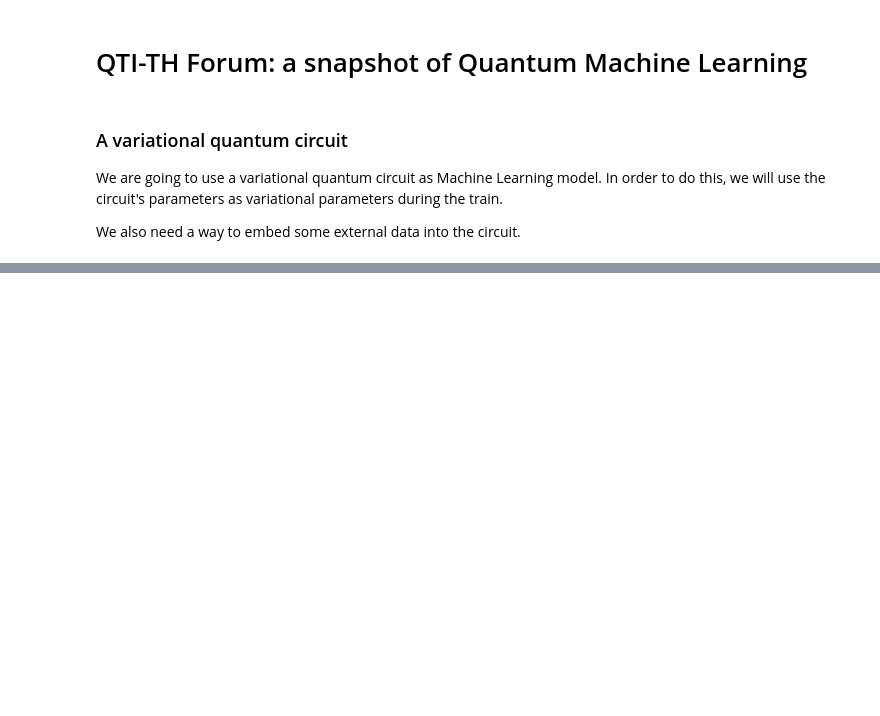
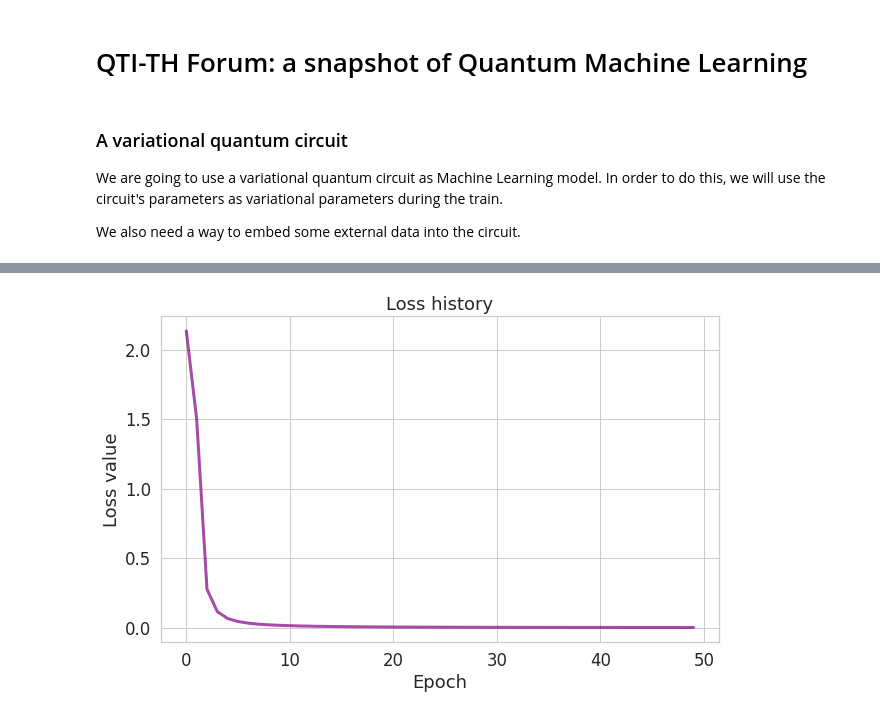
Before and after one commit to MatteoRobbiati/notebooks, a Jupyter notebook: QTI-QML-tutorial/QML_tutorial.ipynb, the cells around one changed output, grey strips where cells are left out. Cells and saved outputs as stored; diff of their text form; code cells hidden in the pictures; blank space fills up the shorter version.

```diff
--- a/QTI-QML-tutorial/QML_tutorial.ipynb
+++ b/QTI-QML-tutorial/QML_tutorial.ipynb
@@ -48,15 +52,17 @@ This specific sequence of gates is important if we want to implement the followi
 # %%
 def inject_parameters(circuit, parameters, x):
+  """Prototype function for the embedding of x."""
   params = []
   index = 0
 
-  for l in range(layers):
-    # embed the first feature
-    params.append(parameters[index] * x[0])
-    params.append(parameters[index + 1])
-    # embed the second feature
-    params.append(parameters[index + 2])
-    index += 3
+  for q in range(nqubits):
+    for l in range(layers):
+      # embed the first feature
+      params.append(parameters[index] * x[0])
+      params.append(parameters[index + 1])
+      # embed the second feature
+      params.append(parameters[index + 2])
+      index += 3
 
   circuit.set_parameters(params)
   return circuit
@@ -221,3 +288,7 @@ VQR.show_predictions('Without training')
 # %%
-epochs = 100
-VQR.gradient_descent(learning_rate=1e-2, epochs=epochs)
+# set the training hyper-parameters
+epochs = 50
+learning_rate = 1e-1
+
+# perform the training
+history = VQR.gradient_descent(learning_rate=1e-2, epochs=epochs)
@@ -224 +313,11 @@ VQR.gradient_descent(learning_rate=1e-2, epochs=epochs)
+# %%
+# showing loss history
+plt.figure(figsize=(10,6))
+plt.title('Loss history')
+plt.xlabel('Epoch')
+plt.ylabel('Loss value')
+plt.plot(history, lw=3, c='purple', alpha=0.7)
+plt.show()
+# %% [output]
+[figure, added]
 # %%
```
Also changed, not shown: parts of 13 cells of this notebook.
